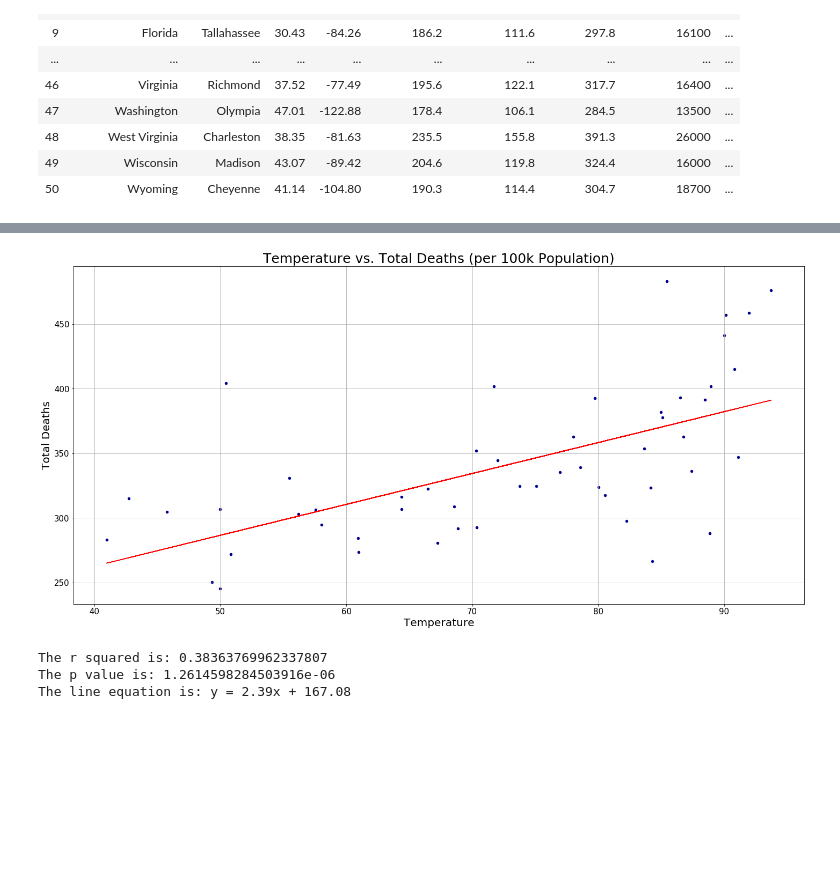
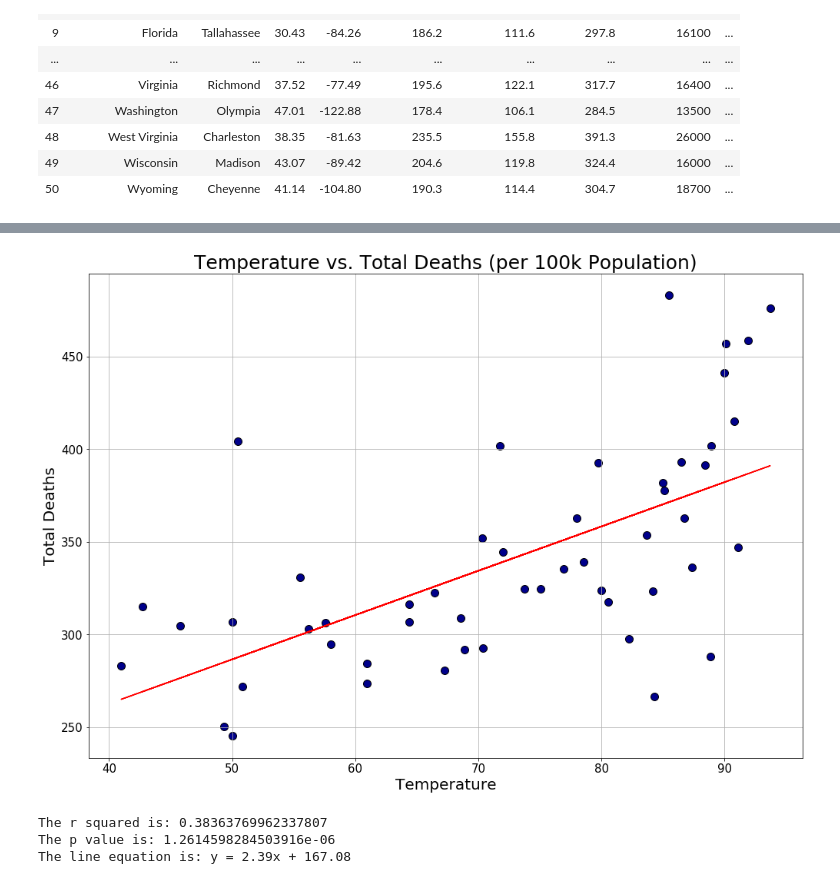
Before and after one commit to ASooklall/project-1-cvd, a Jupyter notebook: project-1-team-6.ipynb, the cells around one changed output, grey strips where cells are left out. Saved outputs shown, nothing was run; the diff lists cells and outputs as text; code cells hidden in the pictures; blank space fills up the shorter version.

```diff
--- a/project-1-team-6.ipynb
+++ b/project-1-team-6.ipynb
@@ -276,30 +276,30 @@ fig
 # %%
 #linear regression
 x_values_temp = base_df['Temperature']
 y_values_temp = base_df['Total Deaths']
 (temp_slope, temp_intercept, temp_rvalue, temp_pvalue, temp_stderr) = linregress(x_values_temp, y_values_temp)
 regress_values_temp = x_values_temp * temp_slope + temp_intercept
 line_eq_temp = "y = " + str(round(temp_slope,2)) + "x + " + str(round(temp_intercept,2))
 
 # Total Deaths vs Temperature
-base_df.plot(kind='scatter', x='Temperature', y='Total Deaths', c='DarkBlue',figsize=(20,10))
+base_df.plot(kind='scatter', x='Temperature', y='Total Deaths', c='DarkBlue',figsize=(14,10),s=100,edgecolor='black')
 plt.plot(x_values_temp,regress_values_temp,"r-")
 plt.title('Temperature vs. Total Deaths (per 100k Population)',size=25)
 plt.xlabel('Temperature',size=20)
 plt.ylabel('Total Deaths',size=20)
 plt.xticks(size=15)
 plt.yticks(size=15)
 plt.tight_layout(pad=1)
 plt.grid()
 
 plt.savefig('CVD_plots/deaths_v_temp.png')
 plt.show()
 
 print(f'The r squared is: {temp_rvalue**2}')
 print(f'The p value is: {temp_pvalue}')
 print(f'The line equation is: {line_eq_temp}')
 # %% [output]
-[figure, old version]
+[figure, new version]
 The r squared is: 0.38363769962337807
 The p value is: 1.2614598284503916e-06
 The line equation is: y = 2.39x + 167.08
```
Also changed, not shown: parts of 4 cells of this notebook, 5 other files.
